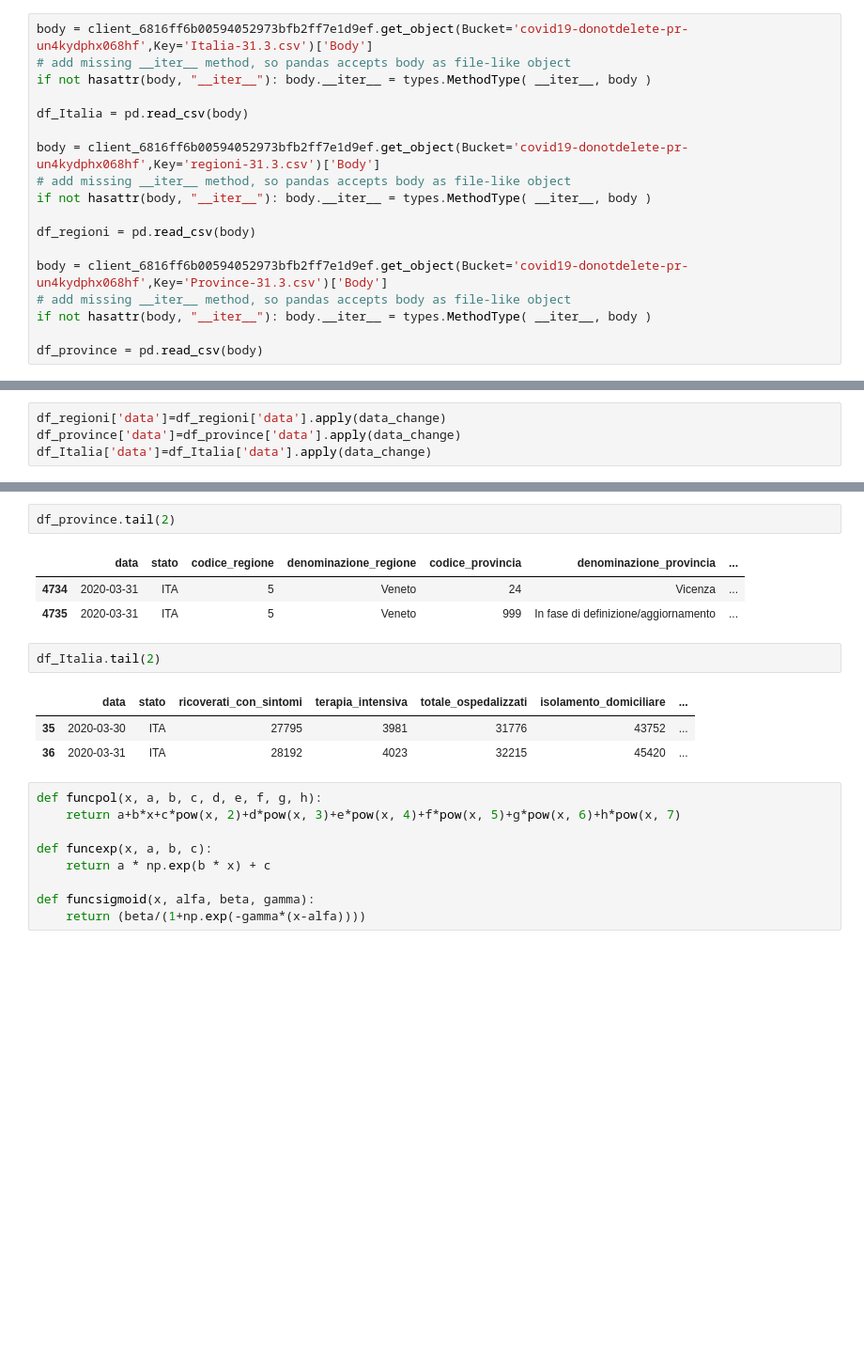
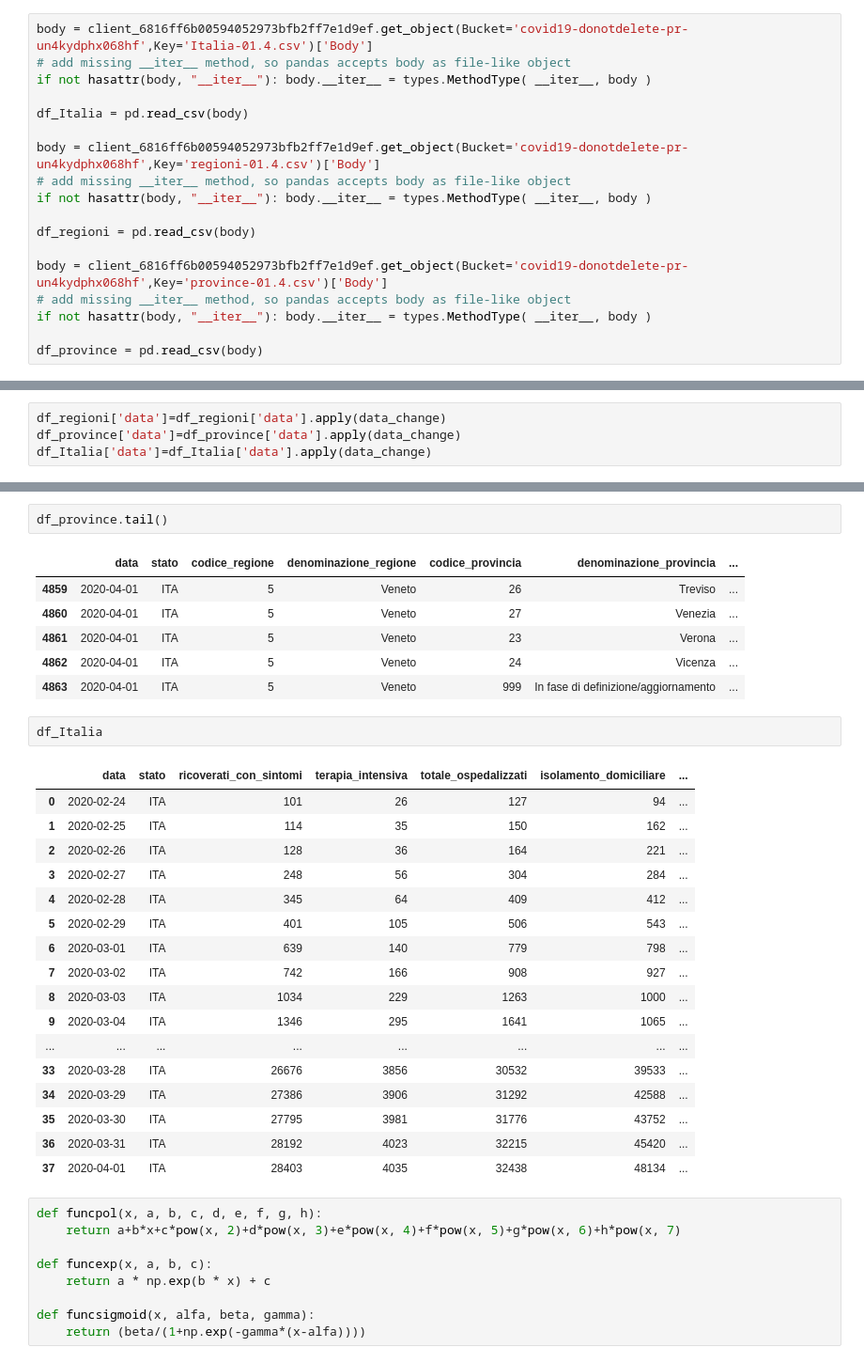
Before and after one commit to federicomnc/covid-Italia, a Jupyter notebook: covid19-italy.ipynb, the cells around one changed output, grey strips where cells are left out. Shown: that part at 94% size. Cells and saved outputs as stored; diff of their text form; blank space fills up the shorter version.

```diff
--- a/covid19-italy.ipynb
+++ b/covid19-italy.ipynb
@@ -50,17 +50,17 @@ Libraries imported.
 # %%
-body = client_6816ff6b00594052973bfb2ff7e1d9ef.get_object(Bucket='covid19-donotdelete-pr-un4kydphx068hf',Key='Italia-31.3.csv')['Body']
+body = client_6816ff6b00594052973bfb2ff7e1d9ef.get_object(Bucket='covid19-donotdelete-pr-un4kydphx068hf',Key='Italia-01.4.csv')['Body']
 # add missing __iter__ method, so pandas accepts body as file-like object
 if not hasattr(body, "__iter__"): body.__iter__ = types.MethodType( __iter__, body )
 
 df_Italia = pd.read_csv(body)
 
-body = client_6816ff6b00594052973bfb2ff7e1d9ef.get_object(Bucket='covid19-donotdelete-pr-un4kydphx068hf',Key='regioni-31.3.csv')['Body']
+body = client_6816ff6b00594052973bfb2ff7e1d9ef.get_object(Bucket='covid19-donotdelete-pr-un4kydphx068hf',Key='regioni-01.4.csv')['Body']
 # add missing __iter__ method, so pandas accepts body as file-like object
 if not hasattr(body, "__iter__"): body.__iter__ = types.MethodType( __iter__, body )
 
 df_regioni = pd.read_csv(body)
 
-body = client_6816ff6b00594052973bfb2ff7e1d9ef.get_object(Bucket='covid19-donotdelete-pr-un4kydphx068hf',Key='Province-31.3.csv')['Body']
+body = client_6816ff6b00594052973bfb2ff7e1d9ef.get_object(Bucket='covid19-donotdelete-pr-un4kydphx068hf',Key='province-01.4.csv')['Body']
 # add missing __iter__ method, so pandas accepts body as file-like object
 if not hasattr(body, "__iter__"): body.__iter__ = types.MethodType( __iter__, body )
 
@@ -84,15 +87,32 @@ df_regioni.tail(2)
 # %%
-df_province.tail(2)
+df_province.tail()
 # %% [output]
 |  | data | stato | codice_regione | denominazione_regione | codice_provincia | denominazione_provincia | ... |
-| 4734 | 2020-03-31 | ITA | 5 | Veneto | 24 | Vicenza | ... |
-| 4735 | 2020-03-31 | ITA | 5 | Veneto | 999 | In fase di definizione/aggiornamento | ... |
+| 4859 | 2020-04-01 | ITA | 5 | Veneto | 26 | Treviso | ... |
+| 4860 | 2020-04-01 | ITA | 5 | Veneto | 27 | Venezia | ... |
+| 4861 | 2020-04-01 | ITA | 5 | Veneto | 23 | Verona | ... |
+| 4862 | 2020-04-01 | ITA | 5 | Veneto | 24 | Vicenza | ... |
+| 4863 | 2020-04-01 | ITA | 5 | Veneto | 999 | In fase di definizione/aggiornamento | ... |
 # %%
-df_Italia.tail(2)
+df_Italia
 # %% [output]
 |  | data | stato | ricoverati_con_sintomi | terapia_intensiva | totale_ospedalizzati | isolamento_domiciliare | ... |
+| 0 | 2020-02-24 | ITA | 101 | 26 | 127 | 94 | ... |
+| 1 | 2020-02-25 | ITA | 114 | 35 | 150 | 162 | ... |
+| 2 | 2020-02-26 | ITA | 128 | 36 | 164 | 221 | ... |
+| 3 | 2020-02-27 | ITA | 248 | 56 | 304 | 284 | ... |
+| 4 | 2020-02-28 | ITA | 345 | 64 | 409 | 412 | ... |
+| 5 | 2020-02-29 | ITA | 401 | 105 | 506 | 543 | ... |
+| 6 | 2020-03-01 | ITA | 639 | 140 | 779 | 798 | ... |
+| 7 | 2020-03-02 | ITA | 742 | 166 | 908 | 927 | ... |
+| 8 | 2020-03-03 | ITA | 1034 | 229 | 1263 | 1000 | ... |
+| 9 | 2020-03-04 | ITA | 1346 | 295 | 1641 | 1065 | ... |
+| ... | ... | ... | ... | ... | ... | ... | ... |
+| 33 | 2020-03-28 | ITA | 26676 | 3856 | 30532 | 39533 | ... |
+| 34 | 2020-03-29 | ITA | 27386 | 3906 | 31292 | 42588 | ... |
 | 35 | 2020-03-30 | ITA | 27795 | 3981 | 31776 | 43752 | ... |
 | 36 | 2020-03-31 | ITA | 28192 | 4023 | 32215 | 45420 | ... |
+| 37 | 2020-04-01 | ITA | 28403 | 4035 | 32438 | 48134 | ... |
 # %%
 def funcpol(x, a, b, c, d, e, f, g, h):
     return a+b*x+c*pow(x, 2)+d*pow(x, 3)+e*pow(x, 4)+f*pow(x, 5)+g*pow(x, 6)+h*pow(x, 7)
```
Also changed, not shown: parts of 71 cells of this notebook.
